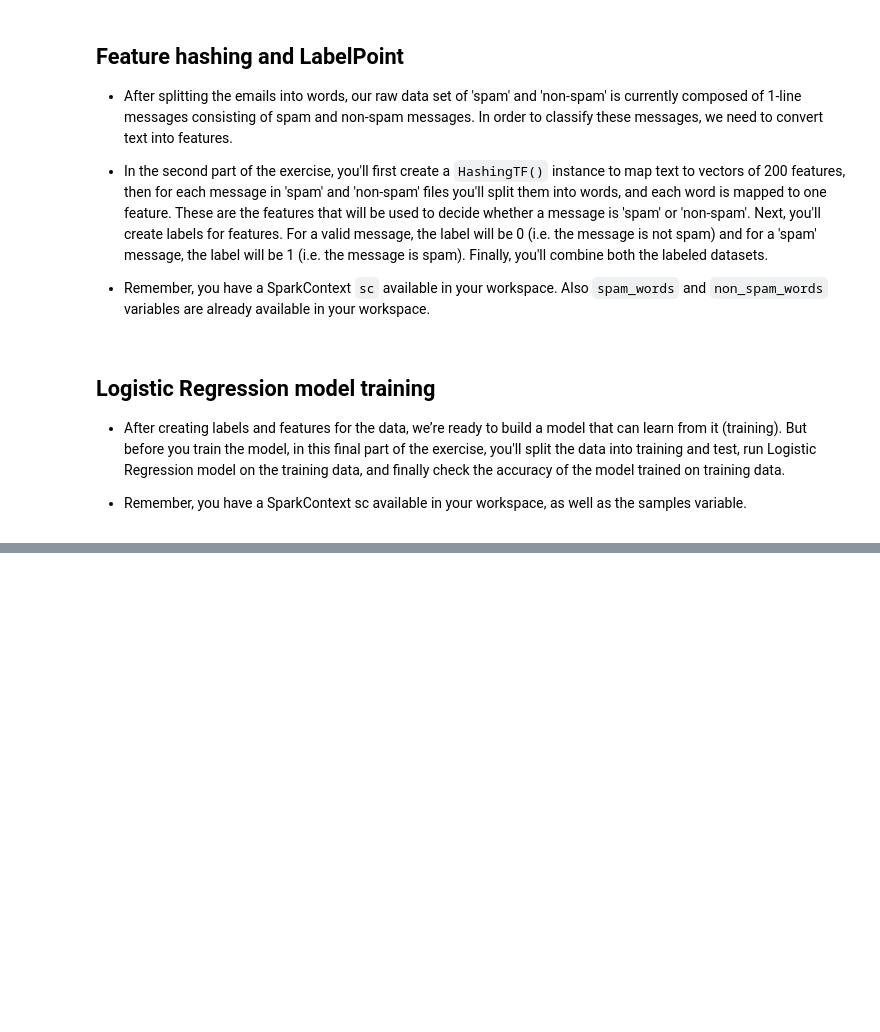
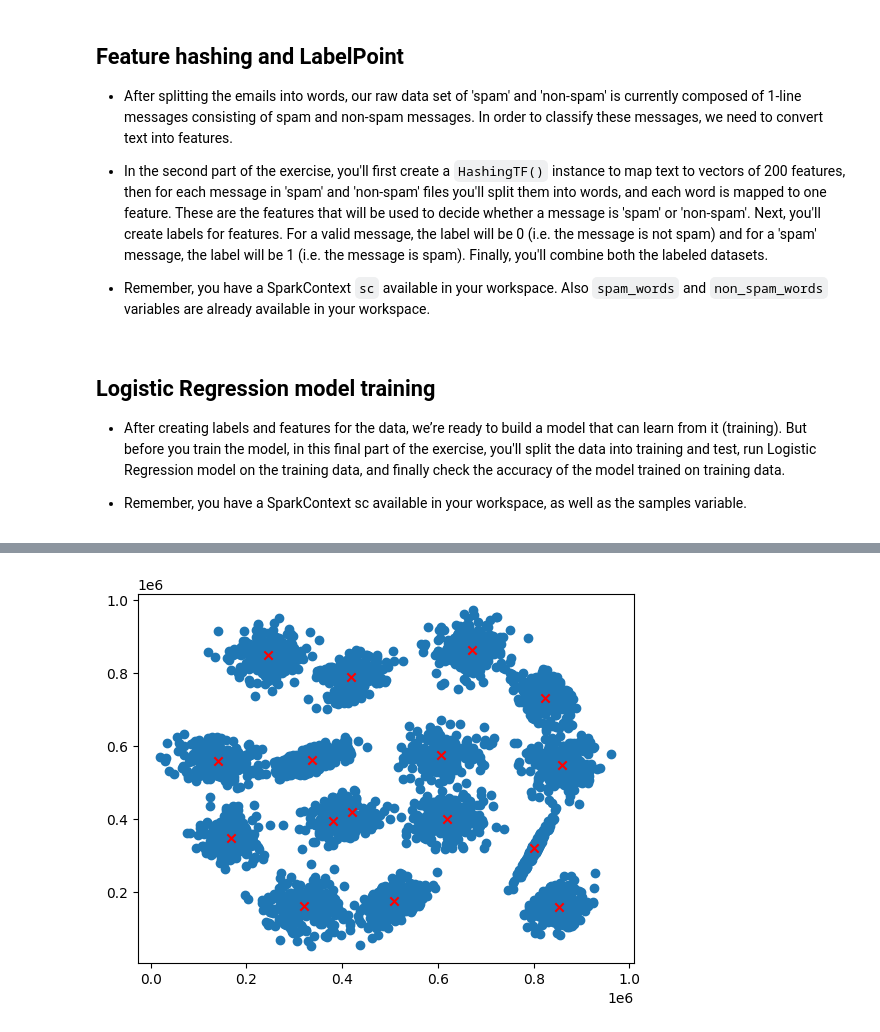
Before and after one commit to samilozkan/pyspark_tutorial, a Jupyter notebook: bigdata101_pyspark/big_data_101_with_pyspark.ipynb, the cells around one changed output, grey strips where cells are left out. Saved outputs shown, nothing was run; the diff lists cells and outputs as text; code cells hidden in the pictures; blank space fills up the shorter version.

Commit message:
bigdata101_pyspark is updated - KMean Cluster model is created

```diff
--- a/bigdata101_pyspark/big_data_101_with_pyspark.ipynb
+++ b/bigdata101_pyspark/big_data_101_with_pyspark.ipynb
@@ -763,0 +778,4 @@ lrm.predict([1.0, 0.0])
+# %%
+# Transform the split RDD by creating a list of integers
+rdd_split_int = rdd_split.map(lambda x: [int(x[0]), int(x[1])])
+rdd_split_int.take(2)
@@ -763,0 +795,13 @@ lrm.predict([1.0, 0.0])
+# %%
+# create error function to calculate the error
+from math import sqrt
+def error(point):
+    center = model.centers[model.predict(point)]
+    return sqrt(sum([x**2 for x in (point - center)]))
+# %%
+# Train the model with clusters from 13 to 16 and compute WSSSE
+
+for clst in range(13, 17):
+    model = KMeans.train(rdd_split_int, clst, seed=1)
+    WSSSE = rdd_split_int.map(lambda point: error(point)).reduce(lambda x, y: x + y)
+    print("The cluster {} has Within Set Sum of Squared Error {}".format(clst, WSSSE))
@@ -763,0 +813,6 @@ lrm.predict([1.0, 0.0])
+# %%
+# Train the model again with the best k
+model = KMeans.train(rdd_split_int, k=16, seed=1)
+
+# Get cluster centers
+cluster_centers = model.clusterCenters
@@ -763,0 +827,14 @@ lrm.predict([1.0, 0.0])
+# %%
+# Convert rdd_split_int RDD into Spark DataFrame and then to Pandas DataFrame
+import pandas as pd
+rdd_split_int_df_pandas = spark.createDataFrame(rdd_split_int, schema=["col1", "col2"]).toPandas()
+
+# Convert cluster_centers to a pandas DataFrame
+cluster_centers_pandas = pd.DataFrame(cluster_centers, columns=["col1", "col2"])
+
+# Create an overlaid scatter plot of clusters and centroids
+plt.scatter(rdd_split_int_df_pandas["col1"], rdd_split_int_df_pandas["col2"])
+plt.scatter(cluster_centers_pandas["col1"], cluster_centers_pandas["col2"], color="red", marker="x")
+plt.show()
+# %% [output]
+[figure, added]
```
Also changed, not shown: parts of 9 cells of this notebook.
